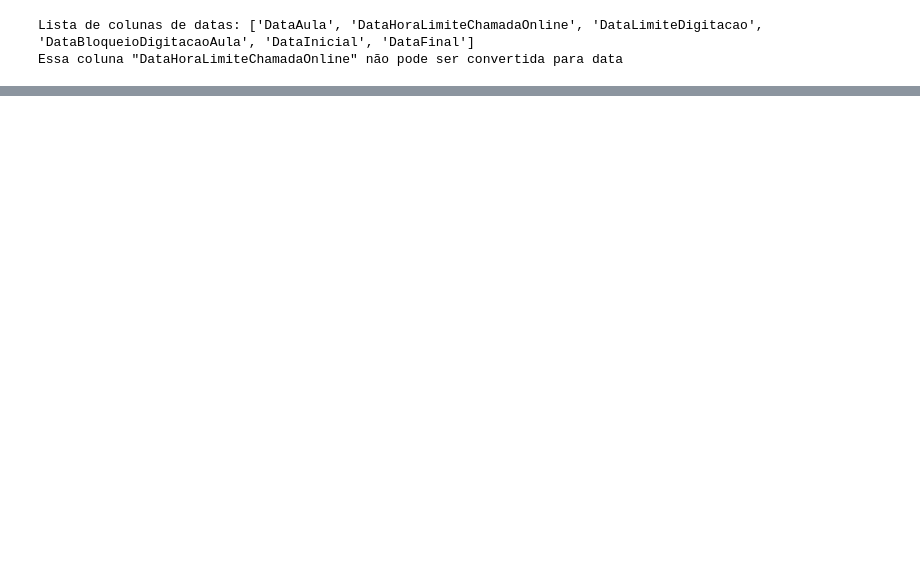
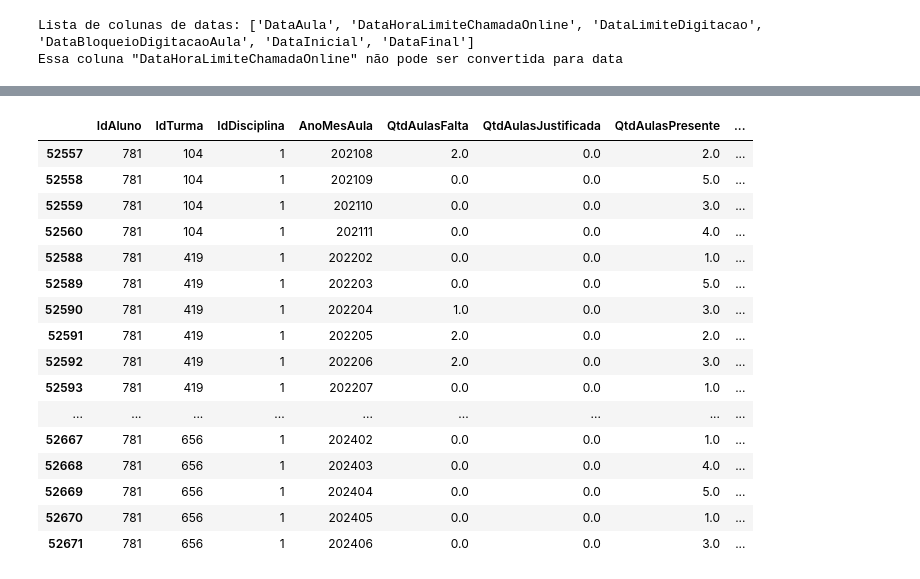
Before and after one commit to johnnathan862/pos-tech-datathon, a Jupyter notebook: creating_features.ipynb, the cells around one changed output, grey strips where cells are left out. Cells and saved outputs as stored; diff of their text form; code cells hidden in the pictures; blank space fills up the shorter version.

```diff
--- a/creating_features.ipynb
+++ b/creating_features.ipynb
@@ -444,0 +295,3 @@ memory usage: 60.0+ MB
+# %%
+# Adicionando colunas
+analitico_freq_df['AnoMesAula'] = analitico_freq_df['DataAula'].dt.strftime('%Y%m').astype(int)
@@ -444,0 +355,22 @@ memory usage: 60.0+ MB
+# %%
+# Tratando nulos
+frequencia_aluno_turma_df = frequencia_aluno_turma_df.fillna({'QtdAulasFalta': 0, 'QtdAulasJustificada': 0, 'QtdAulasPresente': 0})
+
+## Criando novas colunas
+frequencia_aluno_turma_df['QtdAulasTotal'] = frequencia_aluno_turma_df['QtdAulasFalta'] + frequencia_aluno_turma_df['QtdAulasJustificada'] + frequencia_aluno_turma_df['QtdAulasPresente']
+
+# Criando Features acumuladas
+frequencia_aluno_turma_df = frequencia_aluno_turma_df.sort_values(by=['IdAluno','IdTurma','IdDisciplina','AnoMesAula'], ascending=[True,True,True,True])
+frequencia_aluno_turma_df['QtdAulasFaltaAcum'] = frequencia_aluno_turma_df.groupby(by=['IdAluno','IdTurma','IdDisciplina'])['QtdAulasFalta'].cumsum()
+frequencia_aluno_turma_df['QtdAulasJustificadaAcum'] = frequencia_aluno_turma_df.groupby(by=['IdAluno','IdTurma','IdDisciplina'])['QtdAulasJustificada'].cumsum()
+frequencia_aluno_turma_df['QtdAulasPresenteAcum'] = frequencia_aluno_turma_df.groupby(by=['IdAluno','IdTurma','IdDisciplina'])['QtdAulasPresente'].cumsum()
+frequencia_aluno_turma_df['QtdAulasTotalAcum'] = frequencia_aluno_turma_df.groupby(by=['IdAluno','IdTurma','IdDisciplina'])['QtdAulasTotal'].cumsum()
+
+# Criando features de %
+frequencia_aluno_turma_df['PercFalta'] = frequencia_aluno_turma_df['QtdAulasFalta'] / frequencia_aluno_turma_df['QtdAulasTotal']
+frequencia_aluno_turma_df['PercJustificada'] = frequencia_aluno_turma_df['QtdAulasJustificada'] / frequencia_aluno_turma_df['QtdAulasTotal']
+frequencia_aluno_turma_df['PercPresente'] = frequencia_aluno_turma_df['QtdAulasPresente'] / frequencia_aluno_turma_df['QtdAulasTotal']
+
+frequencia_aluno_turma_df['PercFaltaAcum'] = frequencia_aluno_turma_df['QtdAulasFaltaAcum'] / frequencia_aluno_turma_df['QtdAulasTotalAcum']
+frequencia_aluno_turma_df['PercJustificadaAcum'] = frequencia_aluno_turma_df['QtdAulasJustificadaAcum'] / frequencia_aluno_turma_df['QtdAulasTotalAcum']
+frequencia_aluno_turma_df['PercPresenteAcum'] = frequencia_aluno_turma_df['QtdAulasPresenteAcum'] / frequencia_aluno_turma_df['QtdAulasTotalAcum']
@@ -444,0 +413,20 @@ memory usage: 60.0+ MB
+# %%
+frequencia_aluno_turma_df[(frequencia_aluno_turma_df['IdAluno'] == 781) & (frequencia_aluno_turma_df['IdDisciplina'] == 1)]
+# %% [output]
+|  | IdAluno | IdTurma | IdDisciplina | AnoMesAula | QtdAulasFalta | QtdAulasJustificada | QtdAulasPresente | ... |
+| 52557 | 781 | 104 | 1 | 202108 | 2.0 | 0.0 | 2.0 | ... |
+| 52558 | 781 | 104 | 1 | 202109 | 0.0 | 0.0 | 5.0 | ... |
+| 52559 | 781 | 104 | 1 | 202110 | 0.0 | 0.0 | 3.0 | ... |
+| 52560 | 781 | 104 | 1 | 202111 | 0.0 | 0.0 | 4.0 | ... |
+| 52588 | 781 | 419 | 1 | 202202 | 0.0 | 0.0 | 1.0 | ... |
+| 52589 | 781 | 419 | 1 | 202203 | 0.0 | 0.0 | 5.0 | ... |
+| 52590 | 781 | 419 | 1 | 202204 | 1.0 | 0.0 | 3.0 | ... |
+| 52591 | 781 | 419 | 1 | 202205 | 2.0 | 0.0 | 2.0 | ... |
+| 52592 | 781 | 419 | 1 | 202206 | 2.0 | 0.0 | 3.0 | ... |
+| 52593 | 781 | 419 | 1 | 202207 | 0.0 | 0.0 | 1.0 | ... |
+| ... | ... | ... | ... | ... | ... | ... | ... | ... |
+| 52667 | 781 | 656 | 1 | 202402 | 0.0 | 0.0 | 1.0 | ... |
+| 52668 | 781 | 656 | 1 | 202403 | 0.0 | 0.0 | 4.0 | ... |
+| 52669 | 781 | 656 | 1 | 202404 | 0.0 | 0.0 | 5.0 | ... |
+| 52670 | 781 | 656 | 1 | 202405 | 0.0 | 0.0 | 1.0 | ... |
+| 52671 | 781 | 656 | 1 | 202406 | 0.0 | 0.0 | 3.0 | ... |
```
Also changed, not shown: parts of 19 cells of this notebook.
